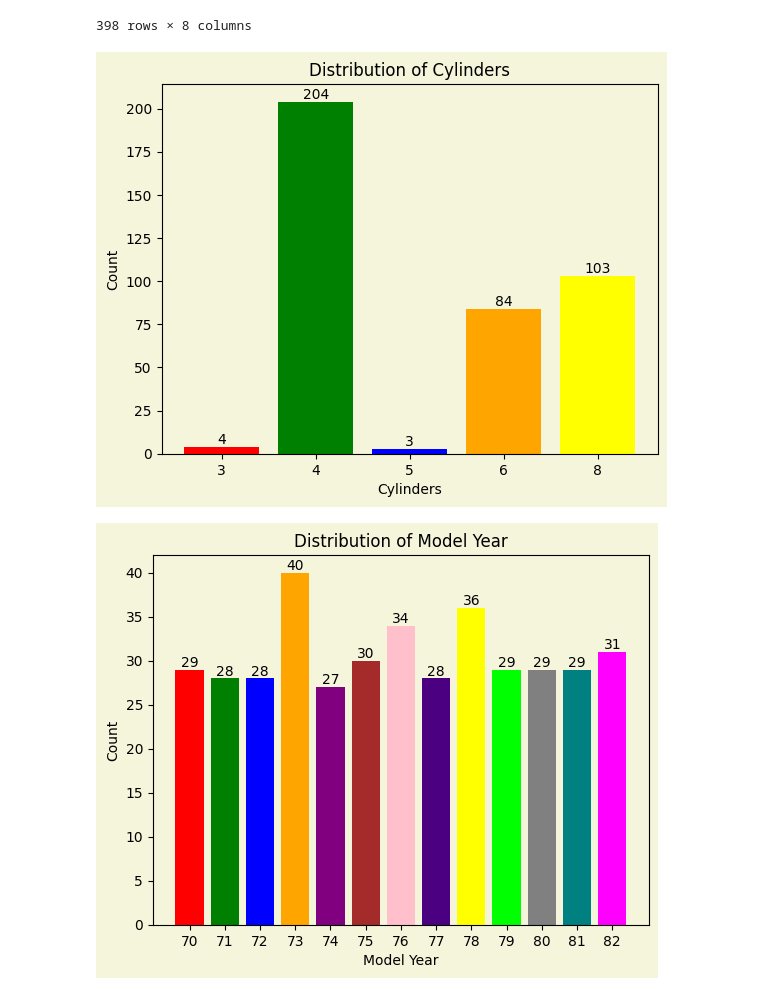
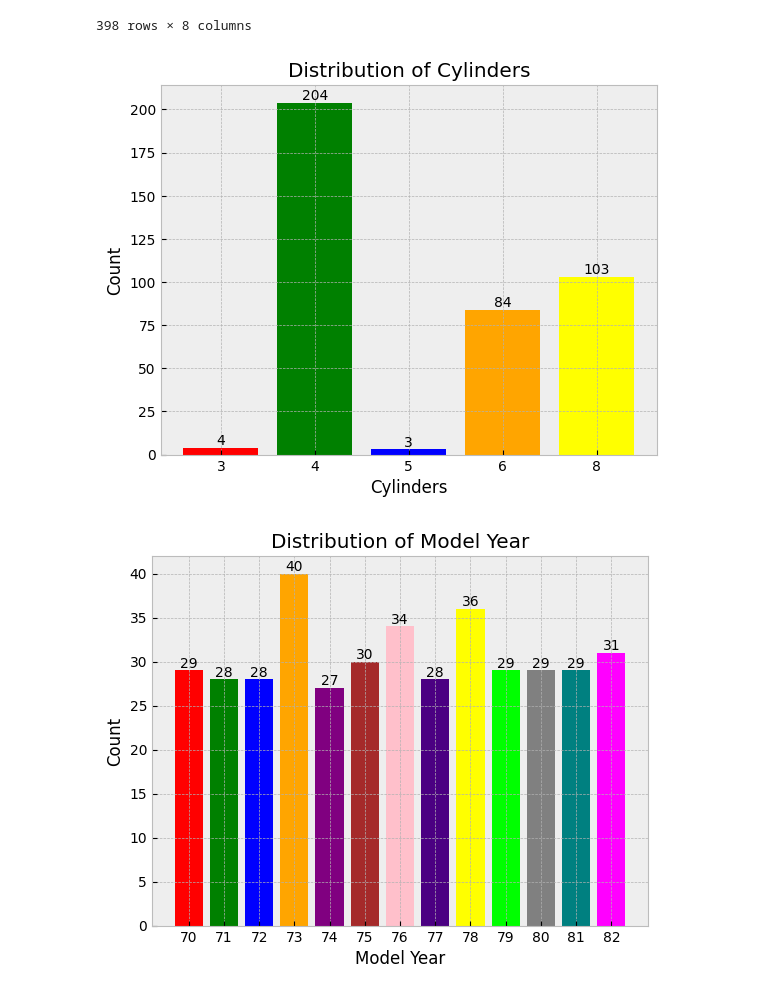
Before and after one commit to he-ale/data-science, a Jupyter notebook: AutoMPG/AutoMPG.ipynb, the cells around one changed output. Drawn from its saved outputs; the diff is of its cells as text; code cells hidden in the pictures.

```diff
--- a/AutoMPG/AutoMPG.ipynb
+++ b/AutoMPG/AutoMPG.ipynb
@@ -26,3 +30,5 @@ from sklearn.metrics import mean_squared_error, r2_score
+# %%
+plt.style.use('bmh')
 # %%
 auto_mpg = fetch_ucirepo(id=9)
 # %%
@@ -51,8 +57,8 @@ labels= dataframe.groupby('cylinders').count().index.astype(str)
 cylinders= dataframe.groupby('cylinders').count()['mpg']
 
 fig, ax = plt.subplots()
-fig.patch.set_facecolor('beige')
-ax.set_facecolor('beige')
+# fig.patch.set_facecolor('beige')
+# ax.set_facecolor('beige')
 bars= ax.bar(labels, cylinders, color=['red', 'green', 'blue', 'orange', 'yellow'])
 ax.set_xlabel('Cylinders')
 ax.set_ylabel('Count')
@@ -63,23 +69,23 @@ for bar in bars:
 
 plt.show()
 # %% [output]
-[figure, old version]
+[figure, new version]
 # %%
 model_year= dataframe.groupby('model_year').count()['mpg']
 labels= dataframe.groupby('model_year').count().index.astype(str)
 colors = ['red', 'green', 'blue', 'orange', 'purple', 'brown', 'pink',
           'indigo', 'yellow', 'lime', 'grey', 'teal', 'magenta']
 fig, ax = plt.subplots()
-fig.patch.set_facecolor('beige')
-ax.set_facecolor('beige')
+# fig.patch.set_facecolor('beige')
+# ax.set_facecolor('beige')
 bars= ax.bar(labels, model_year,color= colors)
 ax.set_xlabel('Model Year')
 ax.set_ylabel('Count')
 ax.set_title('Distribution of Model Year')
 for bar in bars:
     height= bar.get_height()
     ax.text(bar.get_x() + bar.get_width()/2, height, str(height), ha='center', va='bottom')
 
 plt.show()
 # %% [output]
-[figure, old version]
+[figure, new version]
```
Also changed, not shown: parts of 16 cells of this notebook.
